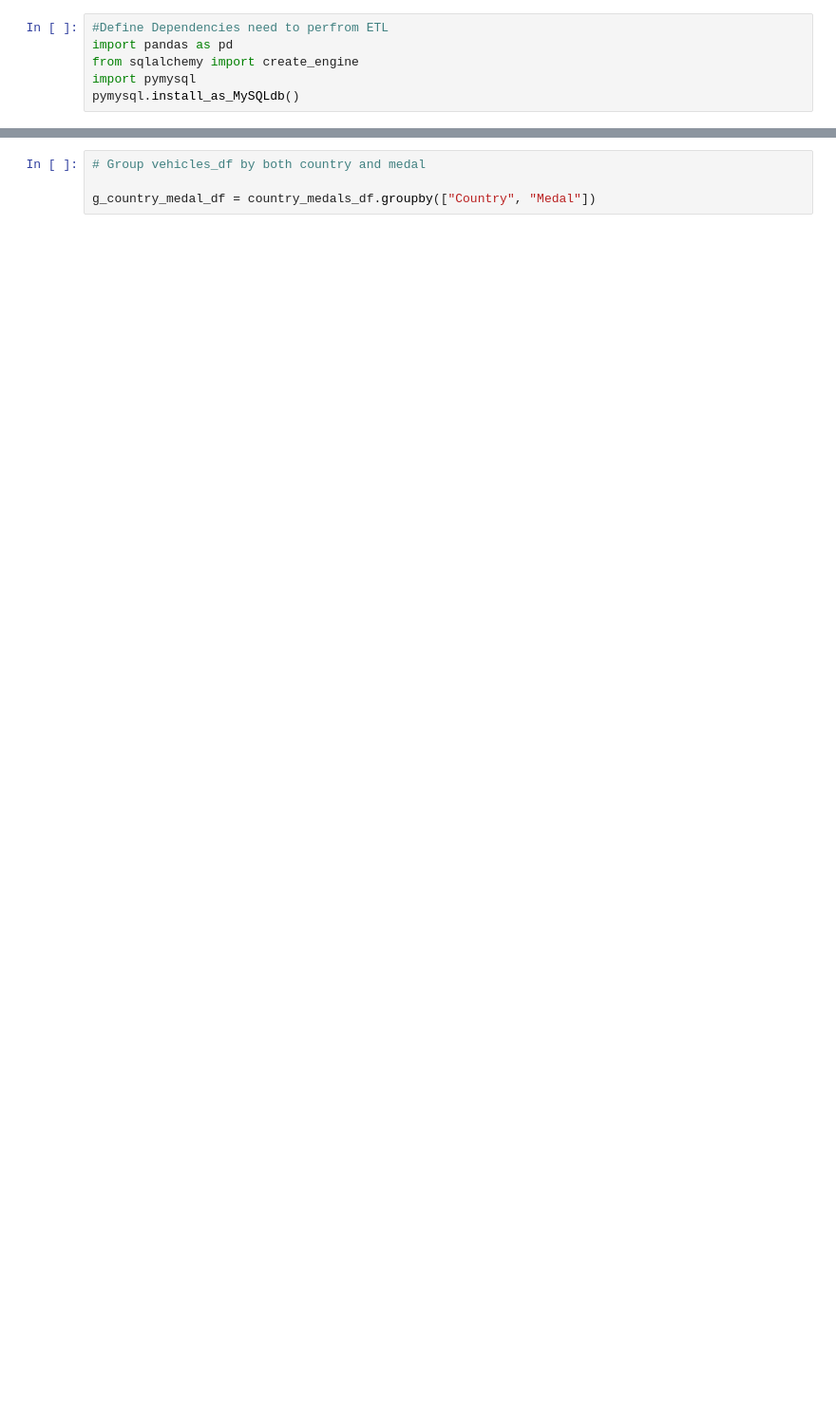
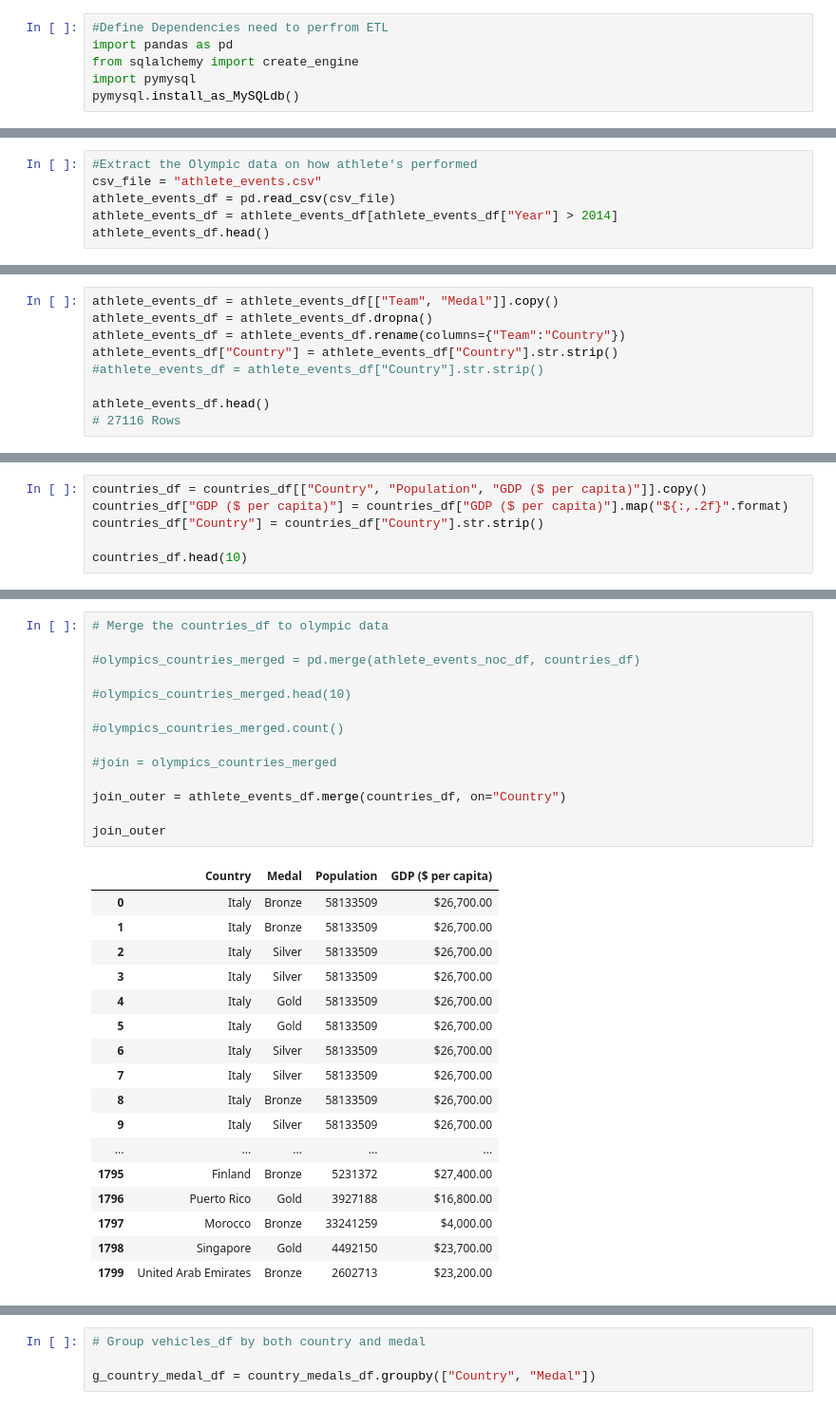
Before and after one commit to alpeshpatelgwu/etl_congressional, a Jupyter notebook: Olympics ETL.ipynb, the cells around one changed output, grey strips where cells are left out. Shown at 95% size. Cells and saved outputs as stored; diff of their text form; blank space fills up the shorter version.

Commit message:
merge corrected

```diff
--- a/Olympics ETL.ipynb
+++ b/Olympics ETL.ipynb
@@ -262,0 +7,6 @@ grouped_country_medal_df.head()
+# %%
+#Extract the Olympic data on how athlete's performed
+csv_file = "athlete_events.csv"
+athlete_events_df = pd.read_csv(csv_file)
+athlete_events_df = athlete_events_df[athlete_events_df["Year"] > 2014]
+athlete_events_df.head()
@@ -262,0 +22,9 @@ grouped_country_medal_df.head()
+# %%
+athlete_events_df = athlete_events_df[["Team", "Medal"]].copy()
+athlete_events_df = athlete_events_df.dropna()
+athlete_events_df = athlete_events_df.rename(columns={"Team":"Country"})
+athlete_events_df["Country"] = athlete_events_df["Country"].str.strip()
+#athlete_events_df = athlete_events_df["Country"].str.strip()
+
+athlete_events_df.head()
+# 27116 Rows
@@ -262,0 +67,6 @@ grouped_country_medal_df.head()
+# %%
+countries_df = countries_df[["Country", "Population", "GDP ($ per capita)"]].copy()
+countries_df["GDP ($ per capita)"] = countries_df["GDP ($ per capita)"].map("${:,.2f}".format)
+countries_df["Country"] = countries_df["Country"].str.strip()
+
+countries_df.head(10)
@@ -262,0 +85,32 @@ grouped_country_medal_df.head()
+# %%
+# Merge the countries_df to olympic data
+
+#olympics_countries_merged = pd.merge(athlete_events_noc_df, countries_df)
+
+#olympics_countries_merged.head(10)
+
+#olympics_countries_merged.count()
+
+#join = olympics_countries_merged
+
+join_outer = athlete_events_df.merge(countries_df, on="Country")
+
+join_outer
+# %% [output]
+|  | Country | Medal | Population | GDP ($ per capita) |
+| 0 | Italy | Bronze | 58133509 | $26,700.00 |
+| 1 | Italy | Bronze | 58133509 | $26,700.00 |
+| 2 | Italy | Silver | 58133509 | $26,700.00 |
+| 3 | Italy | Silver | 58133509 | $26,700.00 |
+| 4 | Italy | Gold | 58133509 | $26,700.00 |
+| 5 | Italy | Gold | 58133509 | $26,700.00 |
+| 6 | Italy | Silver | 58133509 | $26,700.00 |
+| 7 | Italy | Silver | 58133509 | $26,700.00 |
+| 8 | Italy | Bronze | 58133509 | $26,700.00 |
+| 9 | Italy | Silver | 58133509 | $26,700.00 |
+| ... | ... | ... | ... | ... |
+| 1795 | Finland | Bronze | 5231372 | $27,400.00 |
+| 1796 | Puerto Rico | Gold | 3927188 | $16,800.00 |
+| 1797 | Morocco | Bronze | 33241259 | $4,000.00 |
+| 1798 | Singapore | Gold | 4492150 | $23,700.00 |
+| 1799 | United Arab Emirates | Bronze | 2602713 | $23,200.00 |
```
Also changed, not shown: parts of 44 cells of this notebook.
